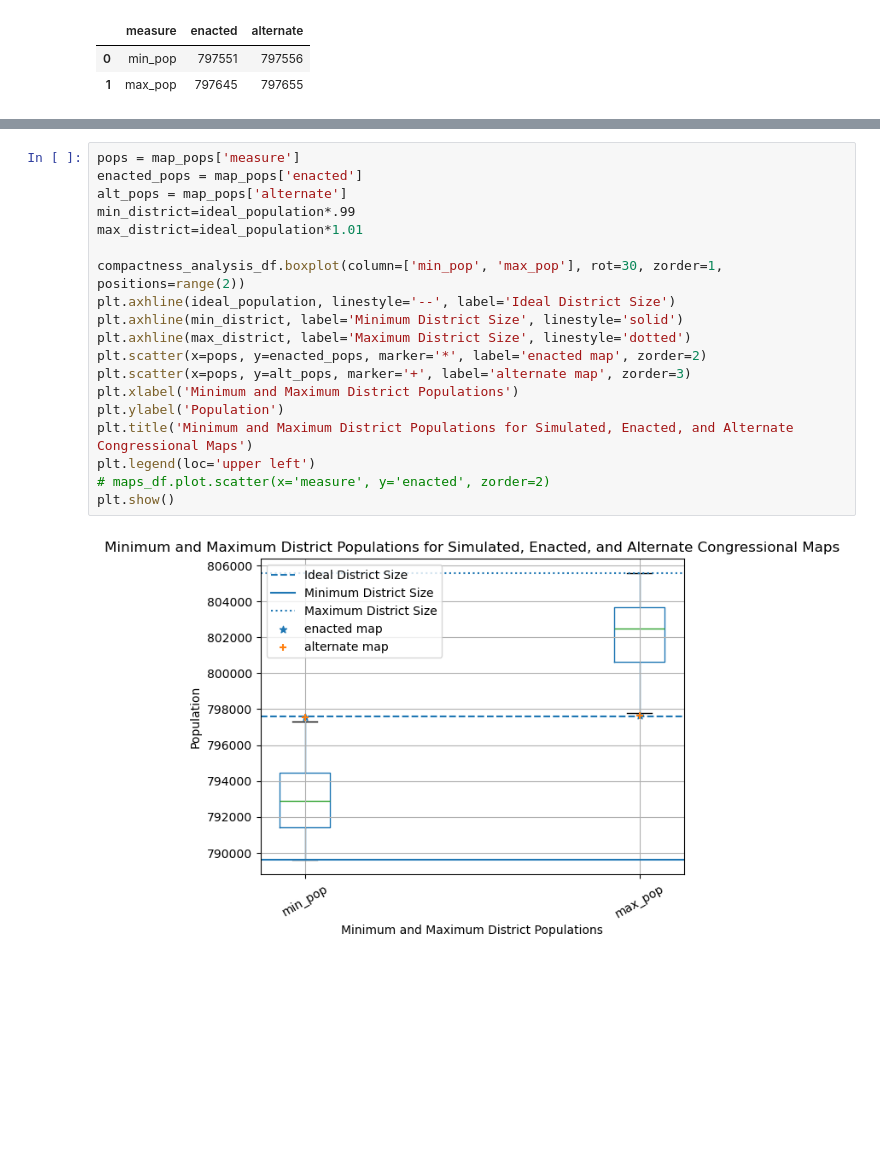
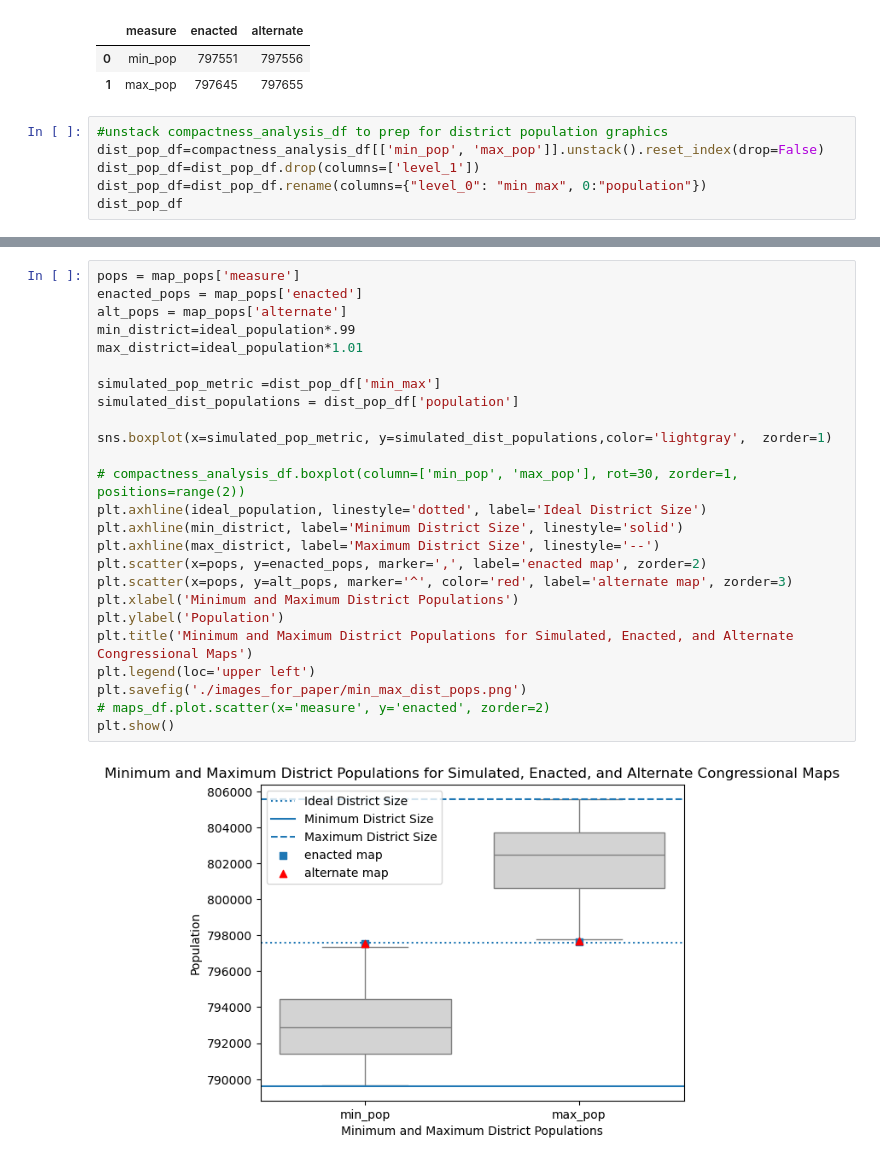
Before and after one commit to stefaniegwangphd/ia-redistricting, a Jupyter notebook: simulation_map_analysis.ipynb, the cells around one changed output, grey strips where cells are left out. Cells and saved outputs as stored; diff of their text form; blank space fills up the shorter version.

```diff
--- a/simulation_map_analysis.ipynb
+++ b/simulation_map_analysis.ipynb
@@ -387,3 +431,9 @@ map_pops
 |  | measure | enacted | alternate |
 | 0 | min_pop | 797551 | 797556 |
 | 1 | max_pop | 797645 | 797655 |
+# %%
+#unstack compactness_analysis_df to prep for district population graphics
+dist_pop_df=compactness_analysis_df[['min_pop', 'max_pop']].unstack().reset_index(drop=False)
+dist_pop_df=dist_pop_df.drop(columns=['level_1'])
+dist_pop_df=dist_pop_df.rename(columns={"level_0": "min_max", 0:"population"})
+dist_pop_df
@@ -390,21 +454,27 @@ map_pops
 # %%
 pops = map_pops['measure']
 enacted_pops = map_pops['enacted']
 alt_pops = map_pops['alternate']
 min_district=ideal_population*.99
 max_district=ideal_population*1.01
 
-compactness_analysis_df.boxplot(column=['min_pop', 'max_pop'], rot=30, zorder=1, positions=range(2))
-plt.axhline(ideal_population, linestyle='--', label='Ideal District Size')
+simulated_pop_metric =dist_pop_df['min_max']
+simulated_dist_populations = dist_pop_df['population']
+
+sns.boxplot(x=simulated_pop_metric, y=simulated_dist_populations,color='lightgray',  zorder=1)
+
+# compactness_analysis_df.boxplot(column=['min_pop', 'max_pop'], rot=30, zorder=1, positions=range(2))
+plt.axhline(ideal_population, linestyle='dotted', label='Ideal District Size')
 plt.axhline(min_district, label='Minimum District Size', linestyle='solid')
-plt.axhline(max_district, label='Maximum District Size', linestyle='dotted')
-plt.scatter(x=pops, y=enacted_pops, marker='*', label='enacted map', zorder=2)
-plt.scatter(x=pops, y=alt_pops, marker='+', label='alternate map', zorder=3)
+plt.axhline(max_district, label='Maximum District Size', linestyle='--')
+plt.scatter(x=pops, y=enacted_pops, marker=',', label='enacted map', zorder=2)
+plt.scatter(x=pops, y=alt_pops, marker='^', color='red', label='alternate map', zorder=3)
 plt.xlabel('Minimum and Maximum District Populations')
 plt.ylabel('Population')
 plt.title('Minimum and Maximum District Populations for Simulated, Enacted, and Alternate Congressional Maps')
 plt.legend(loc='upper left')
+plt.savefig('./images_for_paper/min_max_dist_pops.png')
 # maps_df.plot.scatter(x='measure', y='enacted', zorder=2)
 plt.show()
 # %% [output]
-[figure, old version]
+[figure, new version]
```
Also changed, not shown: parts of 4 cells of this notebook, 3 other files.
